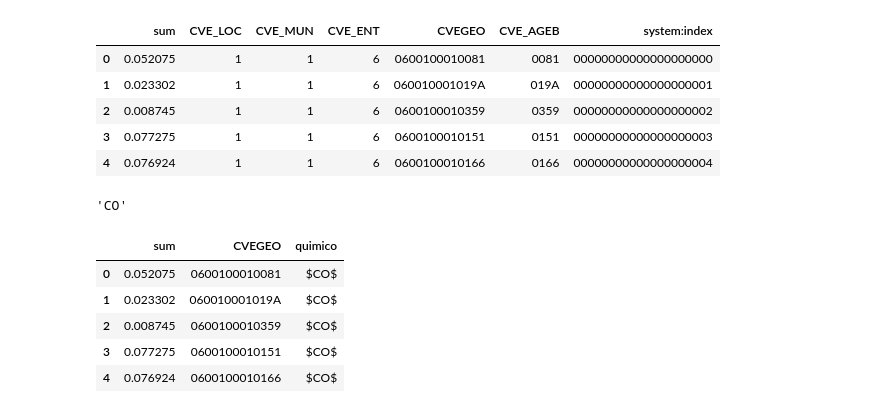
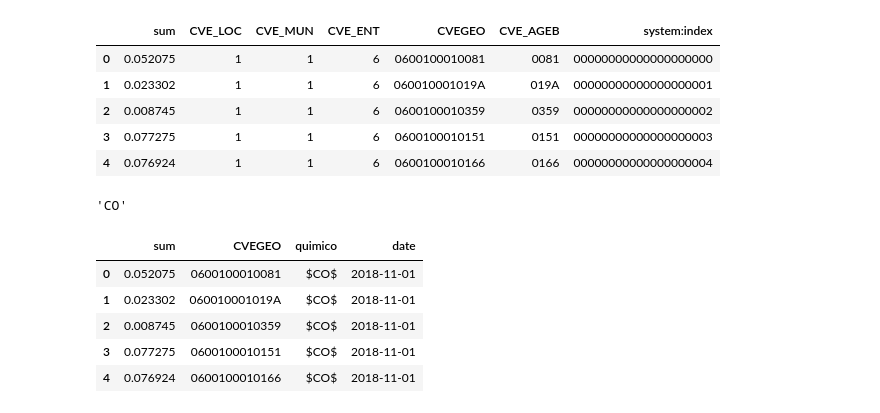
Before and after one commit to pcorner10/pronaces_analisis, a Jupyter notebook: reclasificacion2023.ipynb, the cells around one changed output. Drawn from its saved outputs; the diff is of its cells as text; code cells hidden in the pictures.

```diff
--- a/reclasificacion2023.ipynb
+++ b/reclasificacion2023.ipynb
@@ -50,22 +48,25 @@ sentinel_files[0].split("\\")[1].split("_")[1]
 # %%
 def read_sentinel(files):
   df_full = pd.DataFrame()
   for f in files:
     quimico = f.split("\\")[1].split("_")[1]
     quimico = rename_quimicos[quimico.lower()]
 
+    date = f.split("\\")[1].split("_")[2].split(".")[0]
     cols_to_keep = ["CVEGEO", "sum"]
     df = pd.read_csv(f, usecols=cols_to_keep)
+
     df["quimico"] = quimico
+    df["date"] = date
     df_full = pd.concat([df_full, df])
   return df_full
 
 df_sentinel = read_sentinel(sentinel_files)
 df_sentinel.head()
 # %% [output]
-|  | sum | CVEGEO | quimico |
-| 0 | 0.052075 | 0600100010081 | $CO$ |
-| 1 | 0.023302 | 060010001019A | $CO$ |
-| 2 | 0.008745 | 0600100010359 | $CO$ |
-| 3 | 0.077275 | 0600100010151 | $CO$ |
-| 4 | 0.076924 | 0600100010166 | $CO$ |
+|  | sum | CVEGEO | quimico | date |
+| 0 | 0.052075 | 0600100010081 | $CO$ | 2018-11-01 |
+| 1 | 0.023302 | 060010001019A | $CO$ | 2018-11-01 |
+| 2 | 0.008745 | 0600100010359 | $CO$ | 2018-11-01 |
+| 3 | 0.077275 | 0600100010151 | $CO$ | 2018-11-01 |
+| 4 | 0.076924 | 0600100010166 | $CO$ | 2018-11-01 |
```
Also changed, not shown: parts of 19 cells of this notebook, 2 other files.
